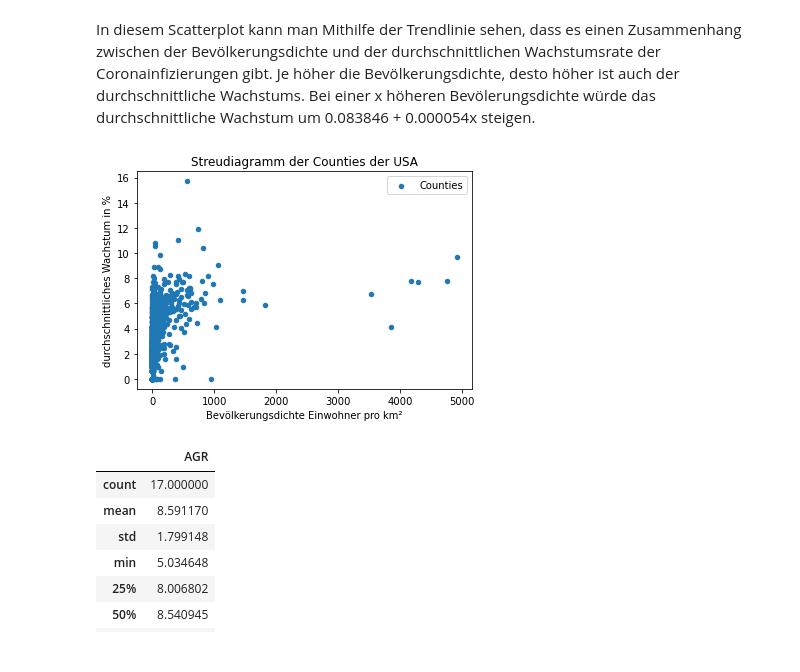
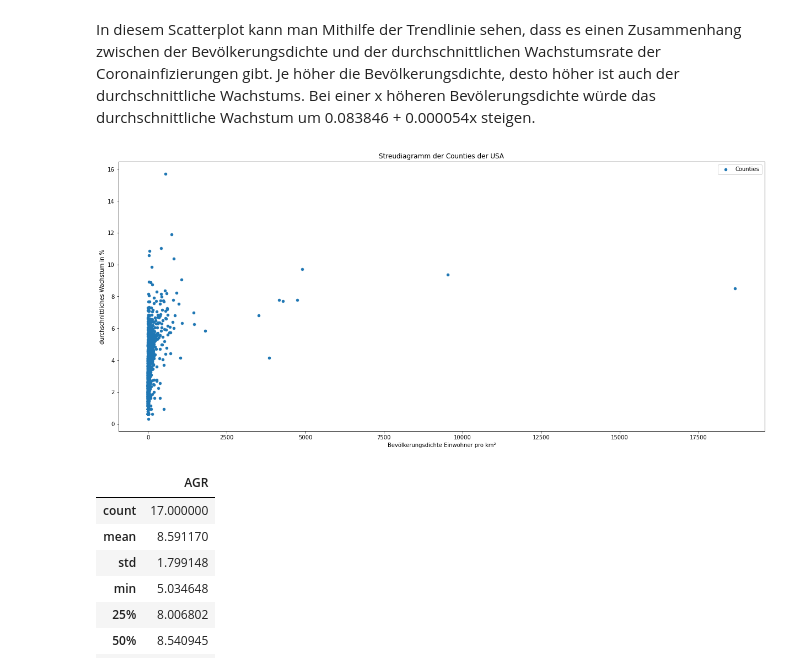
Before and after one commit to Jubo30/Data-Science-Project, a Jupyter notebook: Data_Science_Analyse.ipynb, the cells around one changed output. Saved outputs shown, nothing was run; the diff lists cells and outputs as text; code cells hidden in the pictures.

```diff
--- a/Data_Science_Analyse.ipynb
+++ b/Data_Science_Analyse.ipynb
@@ -183,17 +183,17 @@ In diesem Scatterplot kann man Mithilfe der Trendlinie sehen, dass es einen Zusa
 # %%
 ax = plt.gca()
 
-#Hiermit lösche ich die 2 am meisten Bevölkerten Counties, da man sie als Außreißer sehen kann
-for j in range(2):
-    idx = DFCounty['Density'].idxmax()
-    DFCounty = DFCounty.drop(idx)
+#Hiermit könnte man die 2 am meisten Bevölkerten Counties löschen, da man sie als Außreißer sehen kann
+#for j in range(2):
+#    idx = DFCounty['Density'].idxmax()
+#    DFCounty = DFCounty.drop(idx)
 
 DFCounty.plot(kind='scatter', x = 'Density', y= 'AGR', ax=ax, label="Counties")
 ax.set_title('Streudiagramm der Counties der USA')
 ax.set_ylabel('durchschnittliches Wachstum in %')
 _=ax.set_xlabel('Bevölkerungsdichte Einwohner pro km²')
 # %% [output]
-[figure, old version]
+[figure, new version]
 # %%
 durchwachstumfnl.describe()
 # %% [output]
```
Also changed, not shown: parts of 9 cells of this notebook, 1 other file.
